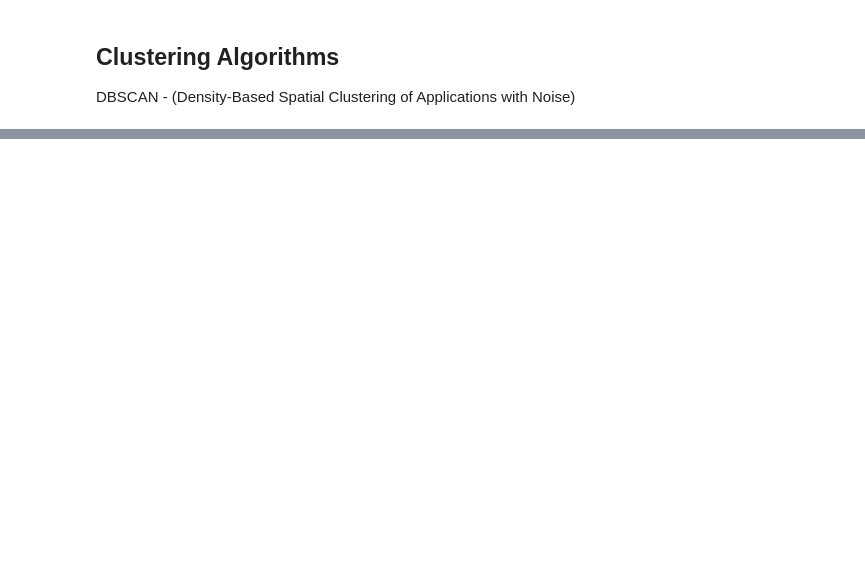
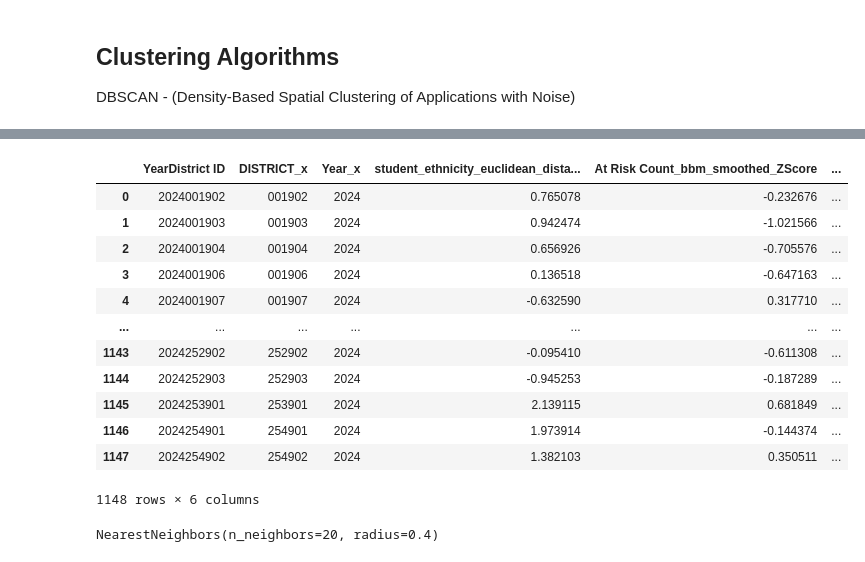
Before and after one commit to CristianS-D/Texas-Education-Data-Analysis, a Jupyter notebook: Clustering.ipynb, the cells around one changed output, grey strips where cells are left out. Drawn from its saved outputs; the diff is of its cells as text; code cells hidden in the pictures; blank space fills up the shorter version.

Commit message:
Looking for clustering param

```diff
--- a/Clustering.ipynb
+++ b/Clustering.ipynb
@@ -500,3 +554,29 @@ DBSCAN - (Density-Based Spatial Clustering of Applications with Noise)
+# %%
+clustering_df = pd.merge(student_df_1, staff_df_1, on="YearDistrict ID")
+clustering_df = clustering_df[clustering_df['Year_x']=='2024']
+clustering_df = clustering_df[['YearDistrict ID', 'DISTRICT_x', 'Year_x','student_ethnicity_euclidean_distance_ZScore','At Risk Count_bbm_smoothed_ZScore','Econ Disadv Count_bbm_smoothed_ZScore']].reset_index(drop=True)
+# %%
+clustering_df
+# %% [output]
+|  | YearDistrict ID | DISTRICT_x | Year_x | student_ethnicity_euclidean_dista... | At Risk Count_bbm_smoothed_ZScore | ... |
+| 0 | 2024001902 | 001902 | 2024 | 0.765078 | -0.232676 | ... |
+| 1 | 2024001903 | 001903 | 2024 | 0.942474 | -1.021566 | ... |
+| 2 | 2024001904 | 001904 | 2024 | 0.656926 | -0.705576 | ... |
+| 3 | 2024001906 | 001906 | 2024 | 0.136518 | -0.647163 | ... |
+| 4 | 2024001907 | 001907 | 2024 | -0.632590 | 0.317710 | ... |
+| ... | ... | ... | ... | ... | ... | ... |
+| 1143 | 2024252902 | 252902 | 2024 | -0.095410 | -0.611308 | ... |
+| 1144 | 2024252903 | 252903 | 2024 | -0.945253 | -0.187289 | ... |
+| 1145 | 2024253901 | 253901 | 2024 | 2.139115 | 0.681849 | ... |
+| 1146 | 2024254901 | 254901 | 2024 | 1.973914 | -0.144374 | ... |
+| 1147 | 2024254902 | 254902 | 2024 | 1.382103 | 0.350511 | ... |
+1148 rows × 6 columns
+# %%
+# Defining nearest neighbors to get
+neigh = sklearn.neighbors.NearestNeighbors(n_neighbors=20, radius=0.4)
+neigh.fit(clustering_df)
+# %% [output]
+NearestNeighbors(n_neighbors=20, radius=0.4)
 # %%
 # Clean each ethnic group's raw proportions using beta-binomial smoothing to stabilize small sample sizes
 
```
Also changed, not shown: parts of 21 cells of this notebook.
